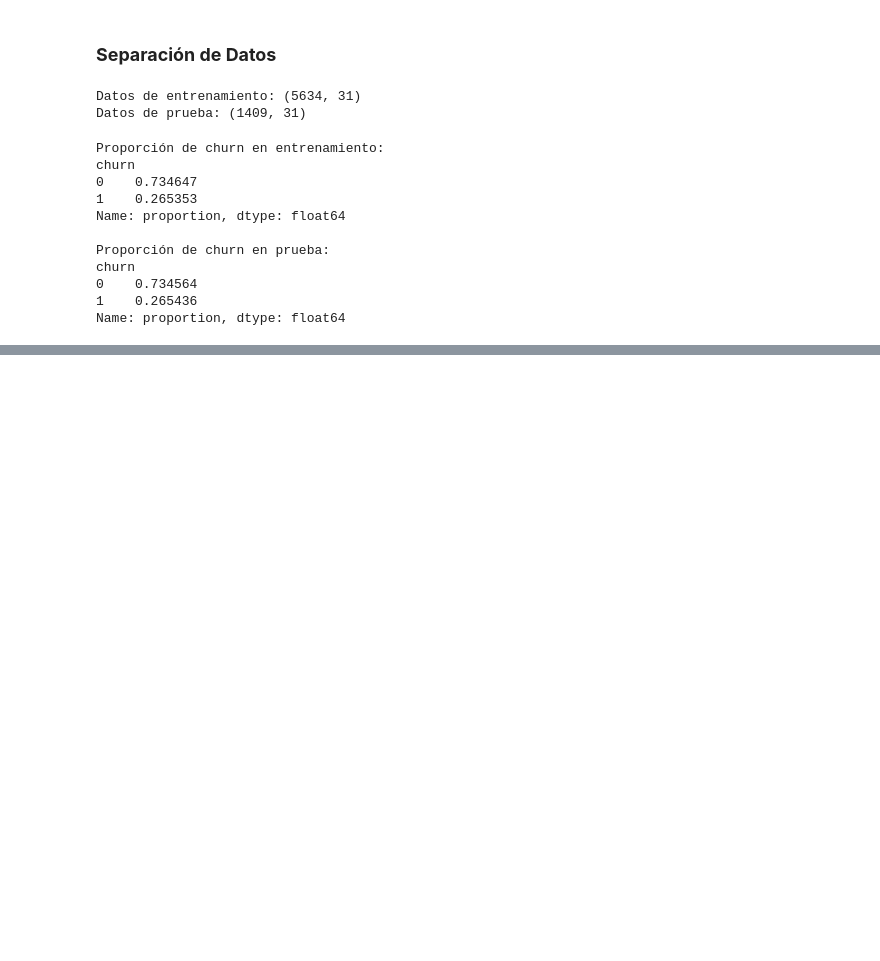
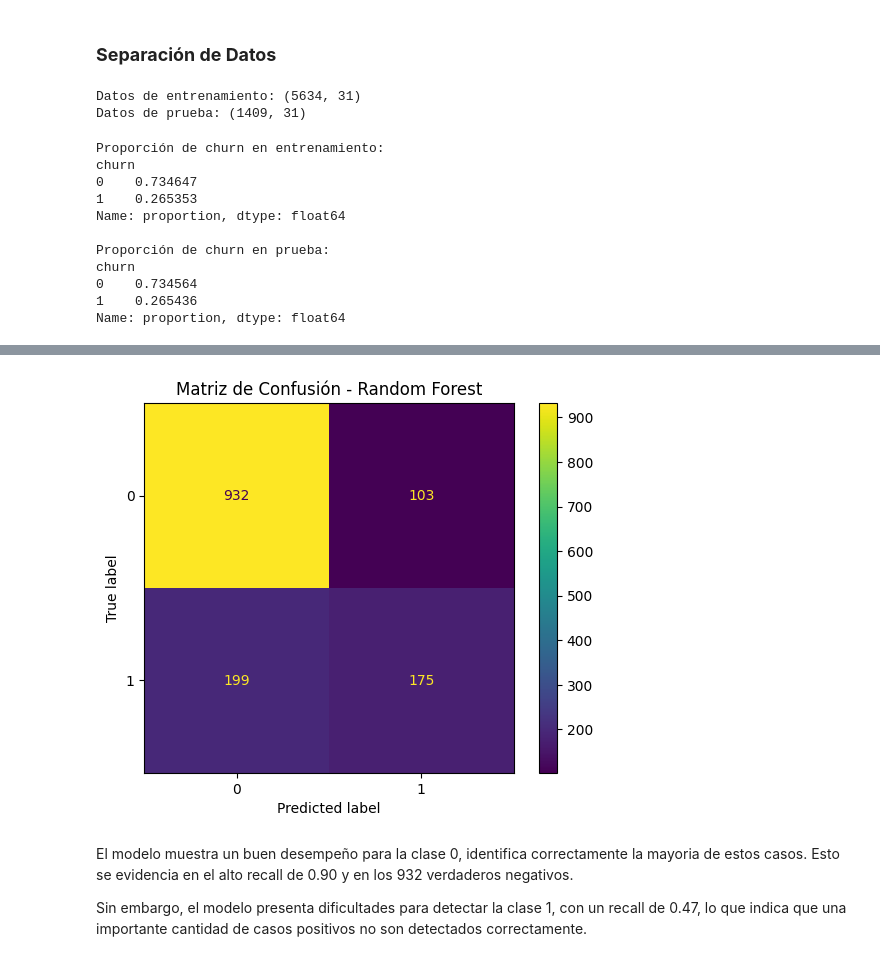
Before and after one commit to epjuarez/alura-challenge-telecomx2, a Jupyter notebook: alura_challenge_telecomx2.ipynb, the cells around one changed output, grey strips where cells are left out. Cells and saved outputs as stored; diff of their text form; code cells hidden in the pictures; blank space fills up the shorter version.

```diff
--- a/alura_challenge_telecomx2.ipynb
+++ b/alura_challenge_telecomx2.ipynb
@@ -313,0 +339,4 @@ Name: proportion, dtype: float64
+# %%
+rf_model = RandomForestClassifier(random_state=42)
+
+rf_model.fit(X_train, y_train)
@@ -313,0 +345,2 @@ Name: proportion, dtype: float64
+# %%
+y_pred_rf = rf_model.predict(X_test)
@@ -313,0 +409,13 @@ Name: proportion, dtype: float64
+# %%
+cm_rf = confusion_matrix(y_test, y_pred_rf)
+
+disp_rf = ConfusionMatrixDisplay(confusion_matrix=cm_rf)
+disp_rf.plot()
+plt.title("Matriz de Confusión - Random Forest")
+plt.show()
+# %% [output]
+[figure, added]
+# %% [markdown]
+El modelo muestra un buen desempeño para la clase 0, identifica correctamente la mayoria de estos casos. Esto se evidencia en el alto recall de 0.90 y en los 932 verdaderos negativos.
+
+Sin embargo, el modelo presenta dificultades para detectar la clase 1, con un recall de 0.47, lo que indica que una importante cantidad de casos positivos no son detectados correctamente.
```
Also changed, not shown: parts of 28 cells of this notebook.
